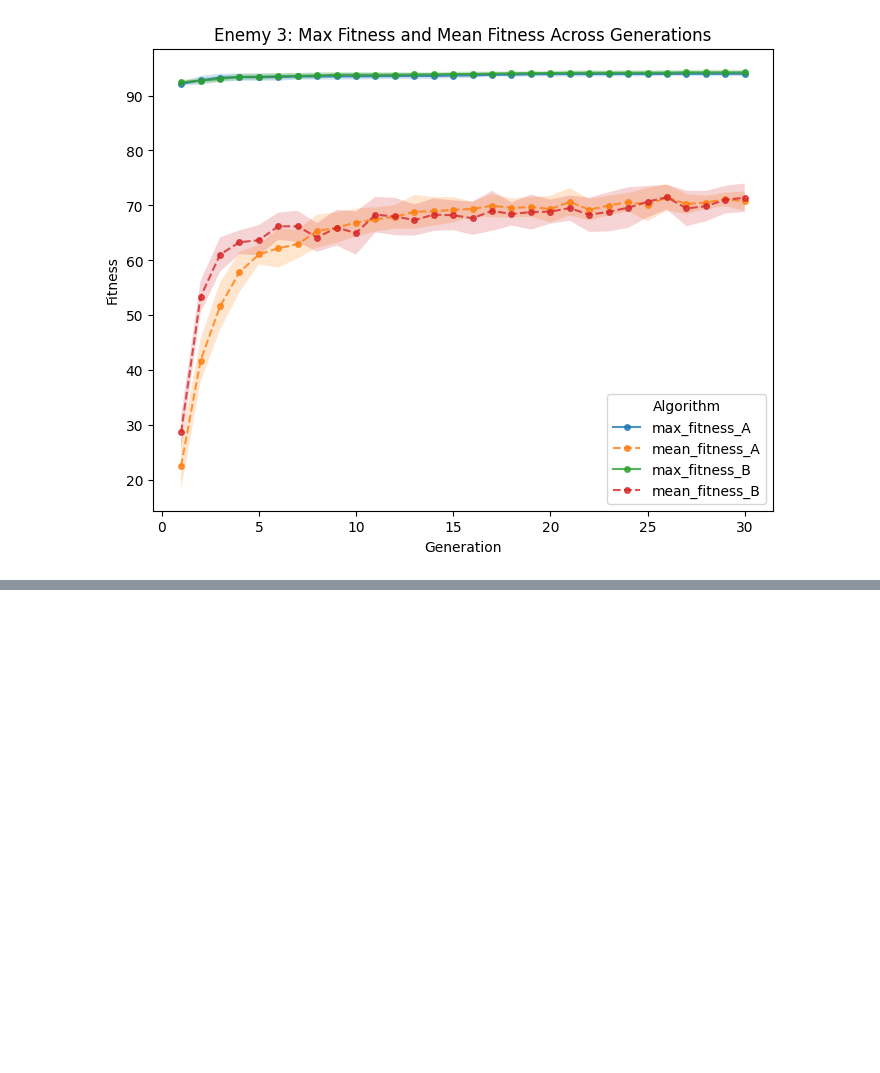
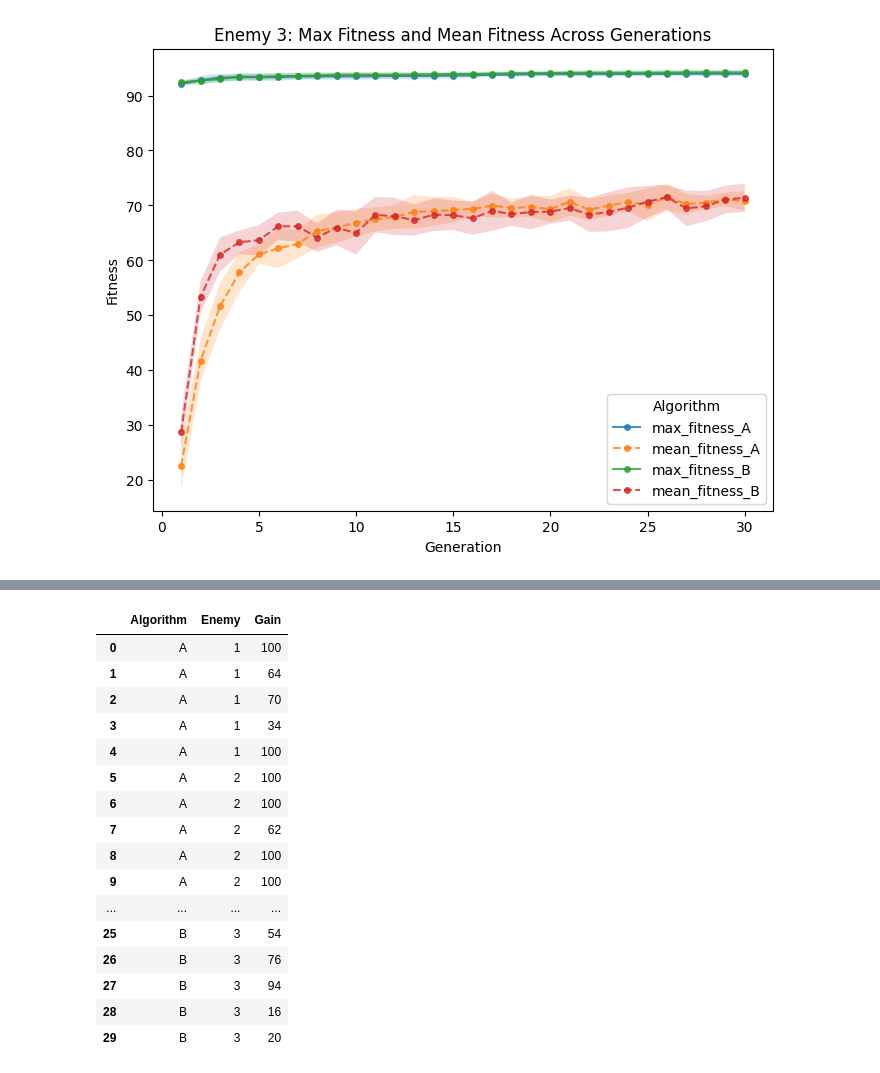
Before and after one commit to koenweverink/EvoMan36, a Jupyter notebook: plotgraph.ipynb, the cells around one changed output, grey strips where cells are left out. Drawn from its saved outputs; the diff is of its cells as text; code cells hidden in the pictures; blank space fills up the shorter version.

```diff
--- a/plotgraph.ipynb
+++ b/plotgraph.ipynb
@@ -207,0 +206,20 @@ best_solutions_b
+# %%
+results_df
+# %% [output]
+|  | Algorithm | Enemy | Gain |
+| 0 | A | 1 | 100 |
+| 1 | A | 1 | 64 |
+| 2 | A | 1 | 70 |
+| 3 | A | 1 | 34 |
+| 4 | A | 1 | 100 |
+| 5 | A | 2 | 100 |
+| 6 | A | 2 | 100 |
+| 7 | A | 2 | 62 |
+| 8 | A | 2 | 100 |
+| 9 | A | 2 | 100 |
+| ... | ... | ... | ... |
+| 25 | B | 3 | 54 |
+| 26 | B | 3 | 76 |
+| 27 | B | 3 | 94 |
+| 28 | B | 3 | 16 |
+| 29 | B | 3 | 20 |
```
Also changed, not shown: parts of 10 cells of this notebook, 8 other files.
